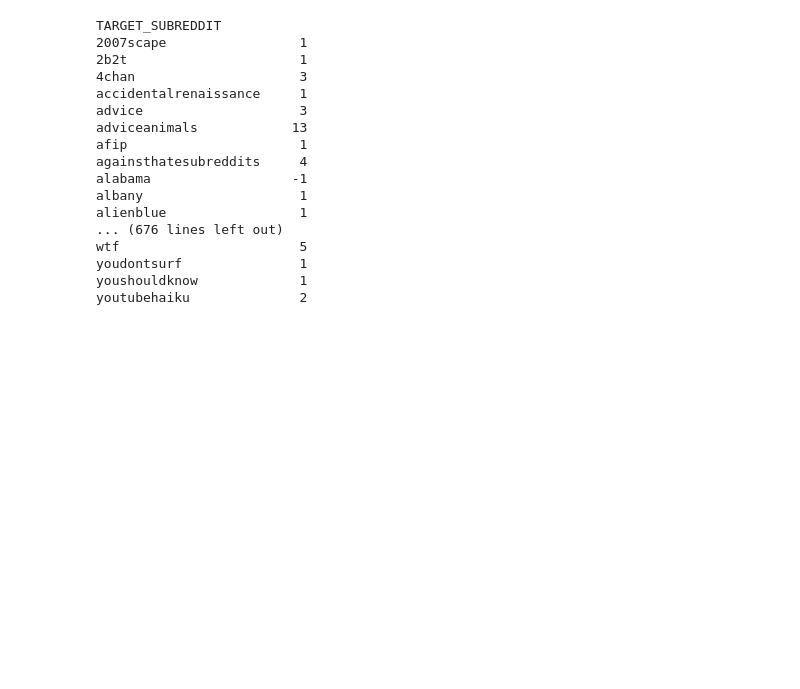
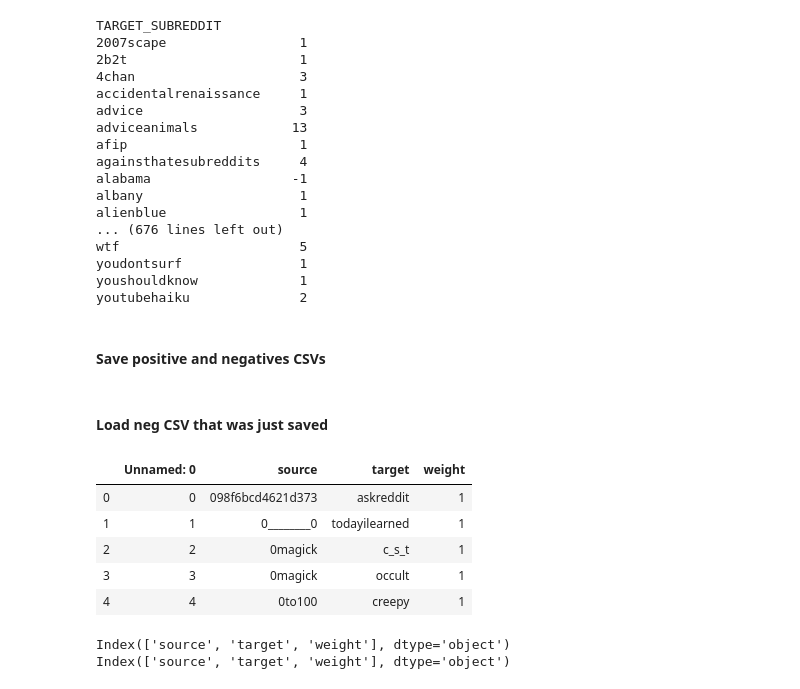
Before and after one commit to SiRumCz/CSC501, a Jupyter notebook: assignment3/imports/make_matrix_fin.ipynb, the cells around one changed output. Drawn from its saved outputs; the diff is of its cells as text; code cells hidden in the pictures; blank space fills up the shorter version.

```diff
--- a/assignment3/imports/make_matrix_fin.ipynb
+++ b/assignment3/imports/make_matrix_fin.ipynb
@@ -94,3 +94,5 @@ wtf                       5
 youdontsurf               1
 youshouldknow             1
 youtubehaiku              2
+# %% [markdown]
+#### Save positive and negatives CSVs
@@ -96,0 +102,21 @@ youtubehaiku              2
+# %% [markdown]
+#### Load neg CSV that was just saved
+# %%
+neg_data = pd.read_csv("matrix1_neg.csv")
+neg_data.head()
+
+pos_data = pd.read_csv("matrix1_pos.csv")
+pos_data.head()
+# %% [output]
+|  | Unnamed: 0 | source | target | weight |
+| 0 | 0 | 098f6bcd4621d373 | askreddit | 1 |
+| 1 | 1 | 0________0 | todayilearned | 1 |
+| 2 | 2 | 0magick | c_s_t | 1 |
+| 3 | 3 | 0magick | occult | 1 |
+| 4 | 4 | 0to100 | creepy | 1 |
+# %%
+print(neg_data.columns)
+print(pos_data.columns)
+# %% [output]
+Index(['source', 'target', 'weight'], dtype='object')
+Index(['source', 'target', 'weight'], dtype='object')
```
Also changed, not shown: parts of 3 cells of this notebook, 6 other files.
